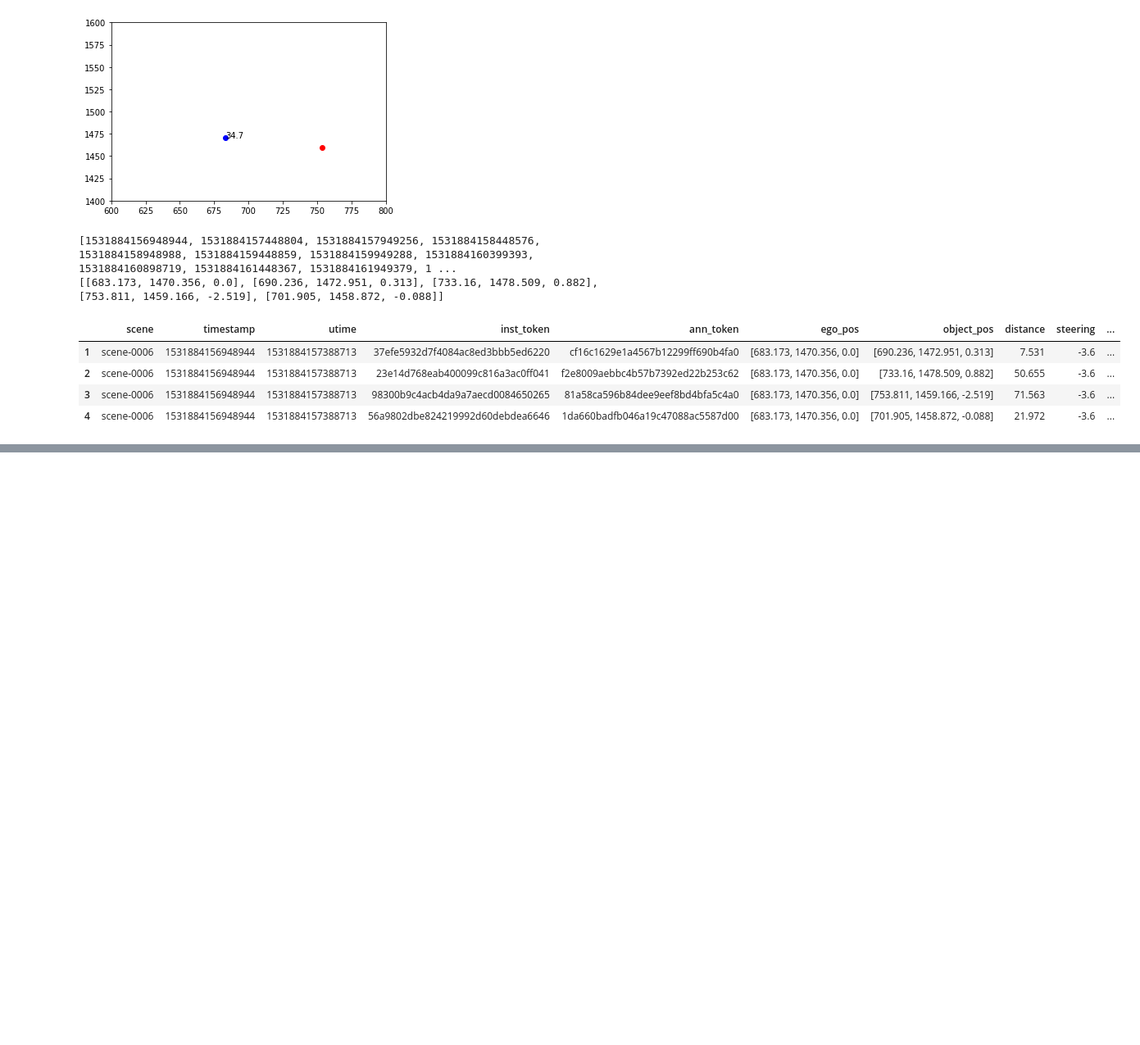
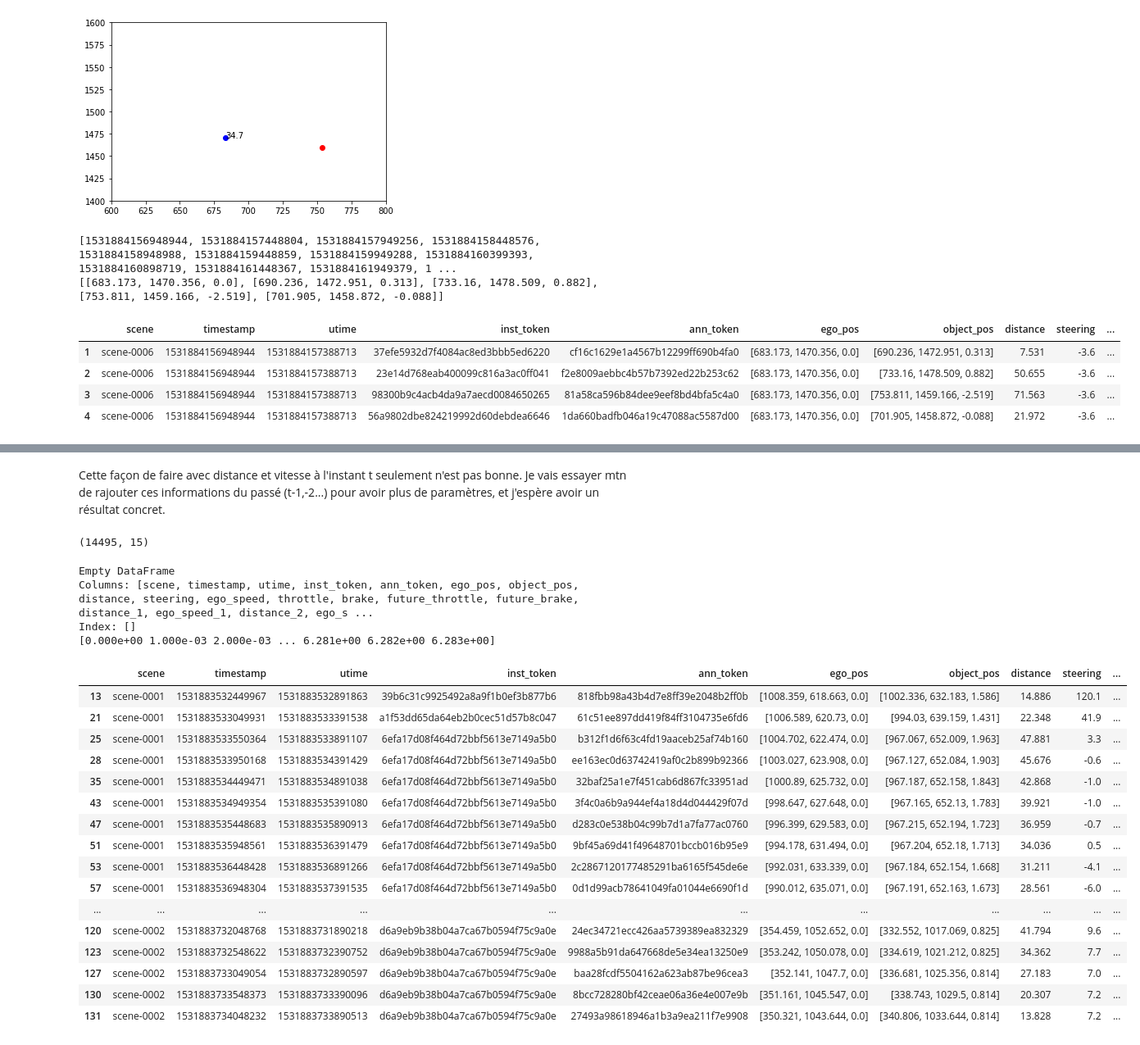
Before and after one commit to AlexandreFiche/machine_learning_for_autonomous_driving, a Jupyter notebook: nuscenes_prediction_acceleration_freinage.ipynb, the cells around one changed output, grey strips where cells are left out. Shown: that part at 82% size. Saved outputs shown, nothing was run; the diff lists cells and outputs as text; code cells hidden in the pictures; blank space fills up the shorter version.

Commit message:
Update near + past data

```diff
--- a/nuscenes_prediction_acceleration_freinage.ipynb
+++ b/nuscenes_prediction_acceleration_freinage.ipynb
@@ -1124,0 +1251,70 @@ plt.show()
+# %% [markdown]
+Cette façon de faire avec distance et vitesse à l'instant t seulement n'est pas bonne. Je vais essayer mtn de rajouter ces informations du passé (t-1,-2...) pour avoir plus de paramètres, et j'espère avoir un résultat concret.
+# %%
+near_df = pd.read_csv('./data/near_dataframe_full.csv')
+near_df.shape
+# %% [output]
+(14495, 15)
+# %%
+# Ajout de colonnes dans le dataframe pour les informations antérieurs (distance + vitesse)
+def add_past_data_to_dataframe(dataframe,k_past_data):
+    clmns = dataframe.columns.to_list()
+    for j in range(1,k_past_data+1):
+        clmns += ['distance_'+str(j)] + ['ego_speed_'+str(j)]
+    new_df = pd.DataFrame(columns=clmns)
+    set_scene = sorted(set(dataframe['scene'].to_list()))
+    print(new_df)
+    #print(set_scene)
+    print(t)
+    for s in set_scene[:2]:
+        df_curr =  dataframe[dataframe['scene']==s]
+        for i in range(k_past_data,df_curr.shape[0]):
+            row = df_curr.iloc[i].copy()
+            for j in range(1,k_past_data+1):
+                row['distance_'+str(j)] = df_curr.iloc[i-j]['distance']
+                row['ego_speed_'+str(j)] = df_curr.iloc[i-j]['ego_speed']
+            new_df = new_df.append(row)
+    display(new_df)
+
+def add_past_data_to_dataframe2(dataframe,k_past_data):
+    clmns = dataframe.columns.to_list()
+    for j in range(1,k_past_data+1):
+        clmns += ['distance_'+str(j)] + ['ego_speed_'+str(j)]
+    new_df = pd.DataFrame(columns=clmns)
+    set_scene = sorted(set(dataframe['scene'].to_list()))
+    print(new_df)
+    #print(set_scene)
+    print(t)
+    for s in set_scene[:2]:
+        df_curr =  dataframe[dataframe['scene']==s]
+        for i in range(k_past_data,df_curr.shape[0]):
+            row = df_curr.iloc[i].copy()
+            for j in range(1,k_past_data+1):
+                row['distance_'+str(j)] = df_curr.iloc[i-j]['distance']
+                row['ego_speed_'+str(j)] = df_curr.iloc[i-j]['ego_speed']
+            new_df = new_df.append(row)
+    display(new_df)
+
+add_past_data_to_dataframe(near_df,2)
+# %% [output]
+Empty DataFrame
+Columns: [scene, timestamp, utime, inst_token, ann_token, ego_pos, object_pos, distance, steering, ego_speed, throttle, brake, future_throttle, future_brake, distance_1, ego_speed_1, distance_2, ego_s ...
+Index: []
+[0.000e+00 1.000e-03 2.000e-03 ... 6.281e+00 6.282e+00 6.283e+00]
+|  | scene | timestamp | utime | inst_token | ann_token | ego_pos | object_pos | distance | steering | ... |
+| 13 | scene-0001 | 1531883532449967 | 1531883532891863 | 39b6c31c9925492a8a9f1b0ef3b877b6 | 818fbb98a43b4d7e8ff39e2048b2ff0b | [1008.359, 618.663, 0.0] | [1002.336, 632.183, 1.586] | 14.886 | 120.1 | ... |
+| 21 | scene-0001 | 1531883533049931 | 1531883533391538 | a1f53dd65da64eb2b0cec51d57b8c047 | 61c51ee897dd419f84ff3104735e6fd6 | [1006.589, 620.73, 0.0] | [994.03, 639.159, 1.431] | 22.348 | 41.9 | ... |
+| 25 | scene-0001 | 1531883533550364 | 1531883533891107 | 6efa17d08f464d72bbf5613e7149a5b0 | b312f1d6f63c4fd19aaceb25af74b160 | [1004.702, 622.474, 0.0] | [967.067, 652.009, 1.963] | 47.881 | 3.3 | ... |
+| 28 | scene-0001 | 1531883533950168 | 1531883534391429 | 6efa17d08f464d72bbf5613e7149a5b0 | ee163ec0d63742419af0c2b899b92366 | [1003.027, 623.908, 0.0] | [967.127, 652.084, 1.903] | 45.676 | -0.6 | ... |
+| 35 | scene-0001 | 1531883534449471 | 1531883534891038 | 6efa17d08f464d72bbf5613e7149a5b0 | 32baf25a1e7f451cab6d867fc33951ad | [1000.89, 625.732, 0.0] | [967.187, 652.158, 1.843] | 42.868 | -1.0 | ... |
+| 43 | scene-0001 | 1531883534949354 | 1531883535391080 | 6efa17d08f464d72bbf5613e7149a5b0 | 3f4c0a6b9a944ef4a18d4d044429f07d | [998.647, 627.648, 0.0] | [967.165, 652.13, 1.783] | 39.921 | -1.0 | ... |
+| 47 | scene-0001 | 1531883535448683 | 1531883535890913 | 6efa17d08f464d72bbf5613e7149a5b0 | d283c0e538b04c99b7d1a7fa77ac0760 | [996.399, 629.583, 0.0] | [967.215, 652.194, 1.723] | 36.959 | -0.7 | ... |
+| 51 | scene-0001 | 1531883535948561 | 1531883536391479 | 6efa17d08f464d72bbf5613e7149a5b0 | 9bf45a69d41f49648701bccb016b95e9 | [994.178, 631.494, 0.0] | [967.204, 652.18, 1.713] | 34.036 | 0.5 | ... |
+| 53 | scene-0001 | 1531883536448428 | 1531883536891266 | 6efa17d08f464d72bbf5613e7149a5b0 | 2c2867120177485291ba6165f545de6e | [992.031, 633.339, 0.0] | [967.184, 652.154, 1.668] | 31.211 | -4.1 | ... |
+| 57 | scene-0001 | 1531883536948304 | 1531883537391535 | 6efa17d08f464d72bbf5613e7149a5b0 | 0d1d99acb78641049fa01044e6690f1d | [990.012, 635.071, 0.0] | [967.191, 652.163, 1.673] | 28.561 | -6.0 | ... |
+| ... | ... | ... | ... | ... | ... | ... | ... | ... | ... | ... |
+| 120 | scene-0002 | 1531883732048768 | 1531883731890218 | d6a9eb9b38b04a7ca67b0594f75c9a0e | 24ec34721ecc426aa5739389ea832329 | [354.459, 1052.652, 0.0] | [332.552, 1017.069, 0.825] | 41.794 | 9.6 | ... |
+| 123 | scene-0002 | 1531883732548622 | 1531883732390752 | d6a9eb9b38b04a7ca67b0594f75c9a0e | 9988a5b91da647668de5e34ea13250e9 | [353.242, 1050.078, 0.0] | [334.619, 1021.212, 0.825] | 34.362 | 7.7 | ... |
+| 127 | scene-0002 | 1531883733049054 | 1531883732890597 | d6a9eb9b38b04a7ca67b0594f75c9a0e | baa28fcdf5504162a623ab87be96cea3 | [352.141, 1047.7, 0.0] | [336.681, 1025.356, 0.814] | 27.183 | 7.0 | ... |
+| 130 | scene-0002 | 1531883733548373 | 1531883733390096 | d6a9eb9b38b04a7ca67b0594f75c9a0e | 8bcc728280bf42ceae06a36e4e007e9b | [351.161, 1045.547, 0.0] | [338.743, 1029.5, 0.814] | 20.307 | 7.2 | ... |
+| 131 | scene-0002 | 1531883734048232 | 1531883733890513 | d6a9eb9b38b04a7ca67b0594f75c9a0e | 27493a98618946a1b3a9ea211f7e9908 | [350.321, 1043.644, 0.0] | [340.806, 1033.644, 0.814] | 13.828 | 7.2 | ... |
```
Also changed, not shown: parts of 11 cells of this notebook, 4 other files.
